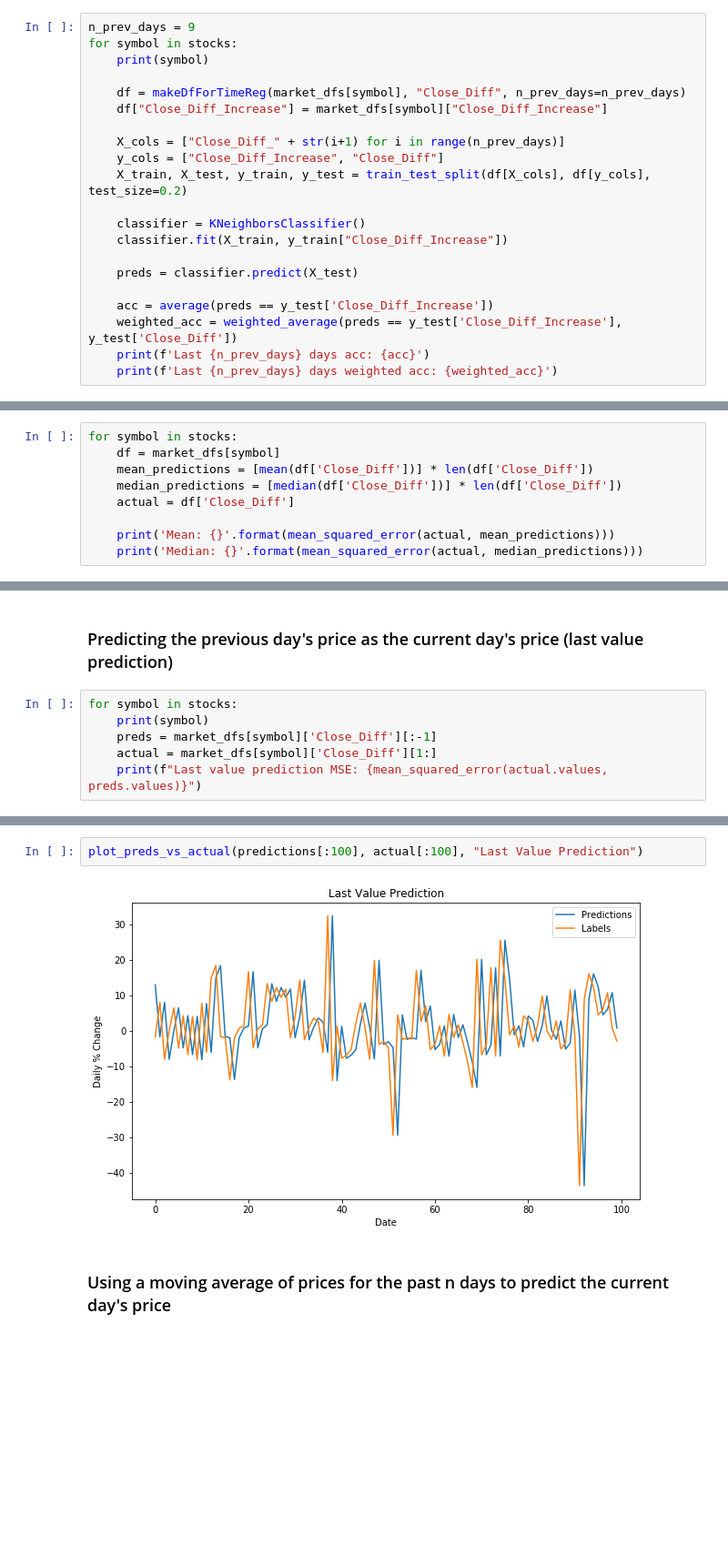
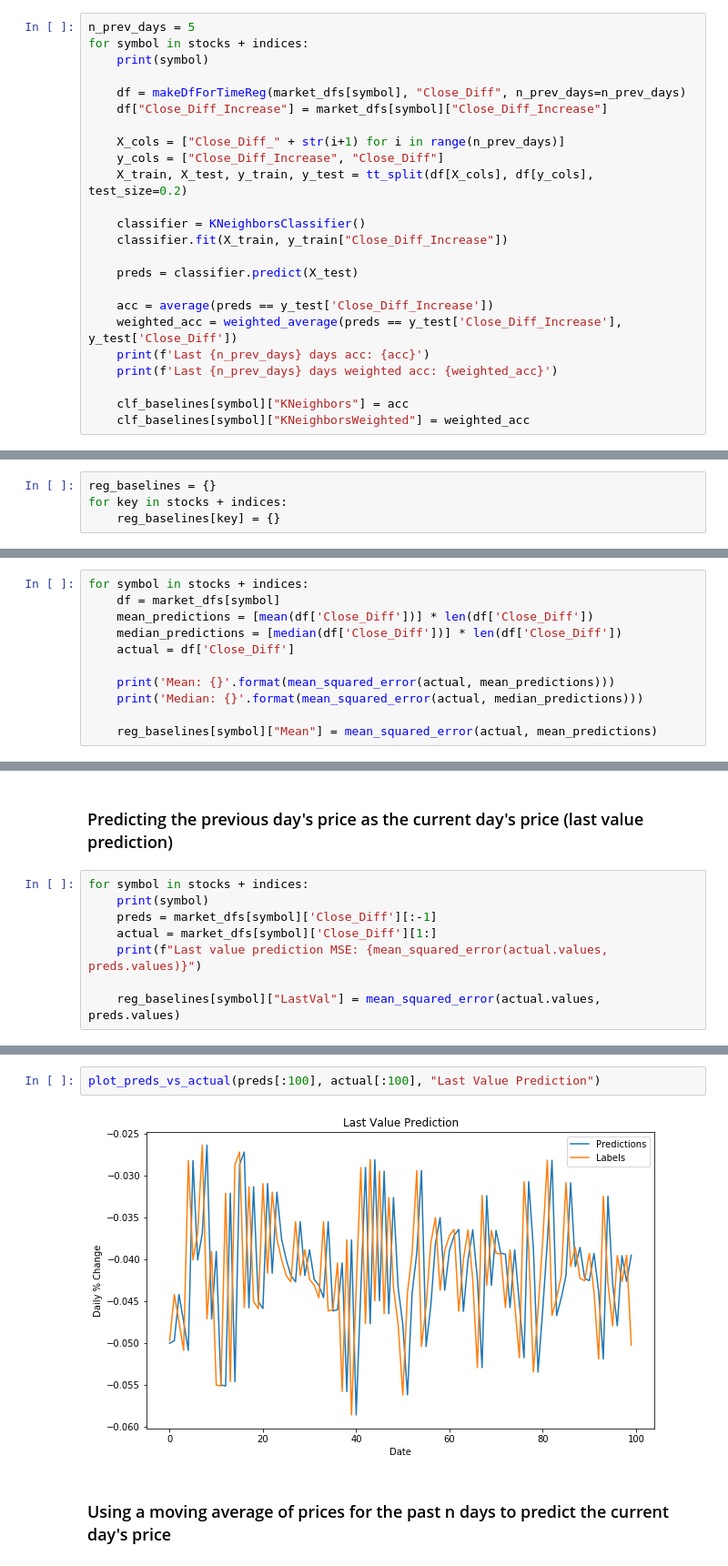
Before and after one commit to AbbyB/orie4741, a Jupyter notebook: Final Project/Baselines.ipynb, the cells around one changed output, grey strips where cells are left out. Shown: that part at 91% size. Drawn from its saved outputs; the diff is of its cells as text; blank space fills up the shorter version.

```diff
--- a/Final Project/Baselines.ipynb
+++ b/Final Project/Baselines.ipynb
@@ -148,8 +170,8 @@ def makeDfForTimeReg(df, col, n_prev_days=5):
         new_df[col + "_" + str(i+1)] = new_df[col].shift(i+1)
     return new_df.dropna(axis=0)
 # %%
-n_prev_days = 9
-for symbol in stocks:
+n_prev_days = 5
+for symbol in stocks + indices:
     print(symbol)
 
     df = makeDfForTimeReg(market_dfs[symbol], "Close_Diff", n_prev_days=n_prev_days)
@@ -157,7 +179,7 @@ for symbol in stocks:
 
     X_cols = ["Close_Diff_" + str(i+1) for i in range(n_prev_days)]
     y_cols = ["Close_Diff_Increase", "Close_Diff"]
-    X_train, X_test, y_train, y_test = train_test_split(df[X_cols], df[y_cols], test_size=0.2)
+    X_train, X_test, y_train, y_test = tt_split(df[X_cols], df[y_cols], test_size=0.2)
 
     classifier = KNeighborsClassifier()
     classifier.fit(X_train, y_train["Close_Diff_Increase"])
@@ -168,5 +190,8 @@ for symbol in stocks:
     weighted_acc = weighted_average(preds == y_test['Close_Diff_Increase'], y_test['Close_Diff'])
     print(f'Last {n_prev_days} days acc: {acc}')
     print(f'Last {n_prev_days} days weighted acc: {weighted_acc}')
+
+    clf_baselines[symbol]["KNeighbors"] = acc
+    clf_baselines[symbol]["KNeighborsWeighted"] = weighted_acc
 # %% [output]
 AAPL
@@ -188,6 +215,10 @@ Last 9 days weighted acc: 0.4146101407648929
 ## Baselines - Regression
 # %%
 from sklearn.metrics import mean_squared_error
+# %%
+reg_baselines = {}
+for key in stocks + indices:
+    reg_baselines[key] = {}
 # %%
 def plot_preds_vs_actual(preds, actual, title):
     # Figsize
@@ -202,7 +233,7 @@ def plot_preds_vs_actual(preds, actual, title):
 # %% [markdown]
 ### Predicting the average
 # %%
-for symbol in stocks:
+for symbol in stocks + indices:
     df = market_dfs[symbol]
     mean_predictions = [mean(df['Close_Diff'])] * len(df['Close_Diff'])
     median_predictions = [median(df['Close_Diff'])] * len(df['Close_Diff'])
@@ -210,4 +241,6 @@ for symbol in stocks:
 
     print('Mean: {}'.format(mean_squared_error(actual, mean_predictions)))
     print('Median: {}'.format(mean_squared_error(actual, median_predictions)))
+
+    reg_baselines[symbol]["Mean"] = mean_squared_error(actual, mean_predictions)
 # %% [output]
@@ -224,10 +261,12 @@ Median: 0.00023407611261900277
 # %% [markdown]
 ### Predicting the previous day's price as the current day's price (last value prediction)
 # %%
-for symbol in stocks:
+for symbol in stocks + indices:
     print(symbol)
     preds = market_dfs[symbol]['Close_Diff'][:-1]
     actual = market_dfs[symbol]['Close_Diff'][1:]
     print(f"Last value prediction MSE: {mean_squared_error(actual.values, preds.values)}")
+
+    reg_baselines[symbol]["LastVal"] = mean_squared_error(actual.values, preds.values)
 # %% [output]
 AAPL
@@ -243,7 +286,7 @@ Last value prediction MSE: 0.0004555249281737049
 # %%
-plot_preds_vs_actual(predictions[:100], actual[:100], "Last Value Prediction")
+plot_preds_vs_actual(preds[:100], actual[:100], "Last Value Prediction")
 # %% [output]
-[figure, old version]
+[figure, new version]
 # %% [markdown]
 ### Using a moving average of prices for the past n days to predict the current day's price
 # %%
```
Also changed, not shown: parts of 27 cells of this notebook, 1 other file.
